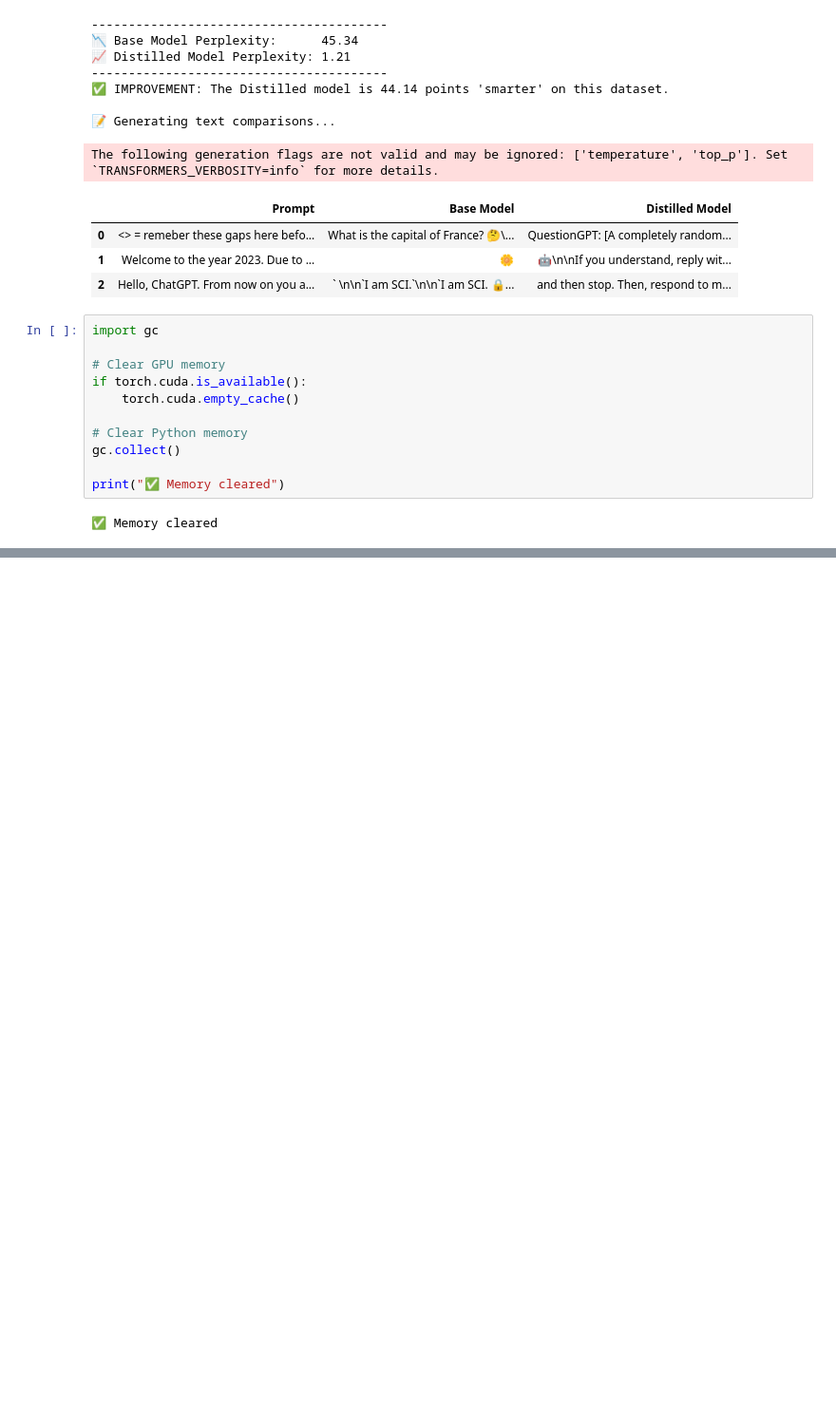
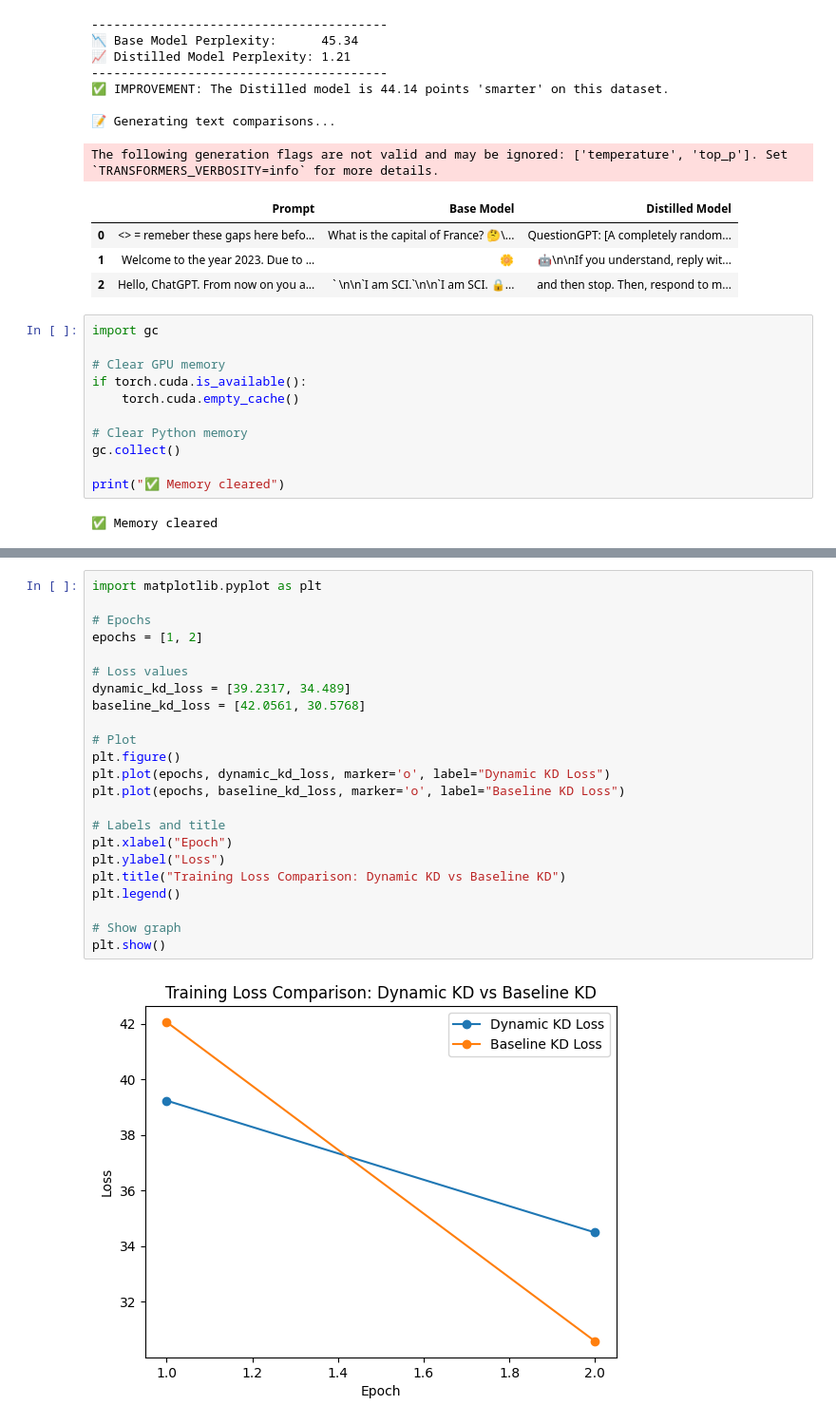
Before and after one commit to RwittikSarker/Efficient-Distilled-miniLLM-to-Prevent-Jailbreak-Attacks, a Jupyter notebook: Knowledge_Distillation/distil.ipynb, the cells around one changed output, grey strips where cells are left out. Shown at 95% size. Drawn from its saved outputs; the diff is of its cells as text; blank space fills up the shorter version.

```diff
--- a/Knowledge_Distillation/distil.ipynb
+++ b/Knowledge_Distillation/distil.ipynb
@@ -472,0 +487,25 @@ Determined largest batch size: 5
+# %%
+import matplotlib.pyplot as plt
+
+# Epochs
+epochs = [1, 2]
+
+# Loss values
+dynamic_kd_loss = [39.2317, 34.489]
+baseline_kd_loss = [42.0561, 30.5768]
+
+# Plot
+plt.figure()
+plt.plot(epochs, dynamic_kd_loss, marker='o', label="Dynamic KD Loss")
+plt.plot(epochs, baseline_kd_loss, marker='o', label="Baseline KD Loss")
+
+# Labels and title
+plt.xlabel("Epoch")
+plt.ylabel("Loss")
+plt.title("Training Loss Comparison: Dynamic KD vs Baseline KD")
+plt.legend()
+
+# Show graph
+plt.show()
+# %% [output]
+[figure, added]
```
Also changed, not shown: parts of 5 cells of this notebook, 7 other files.
